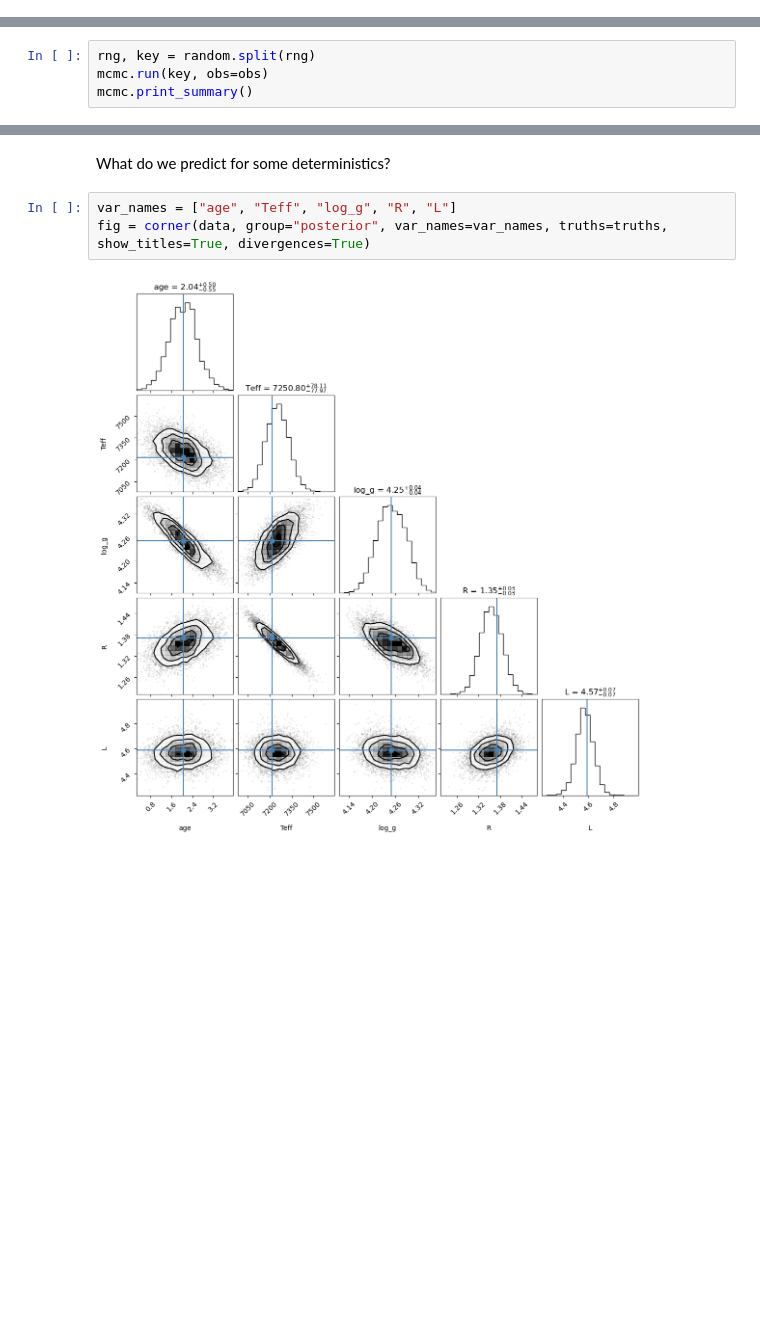
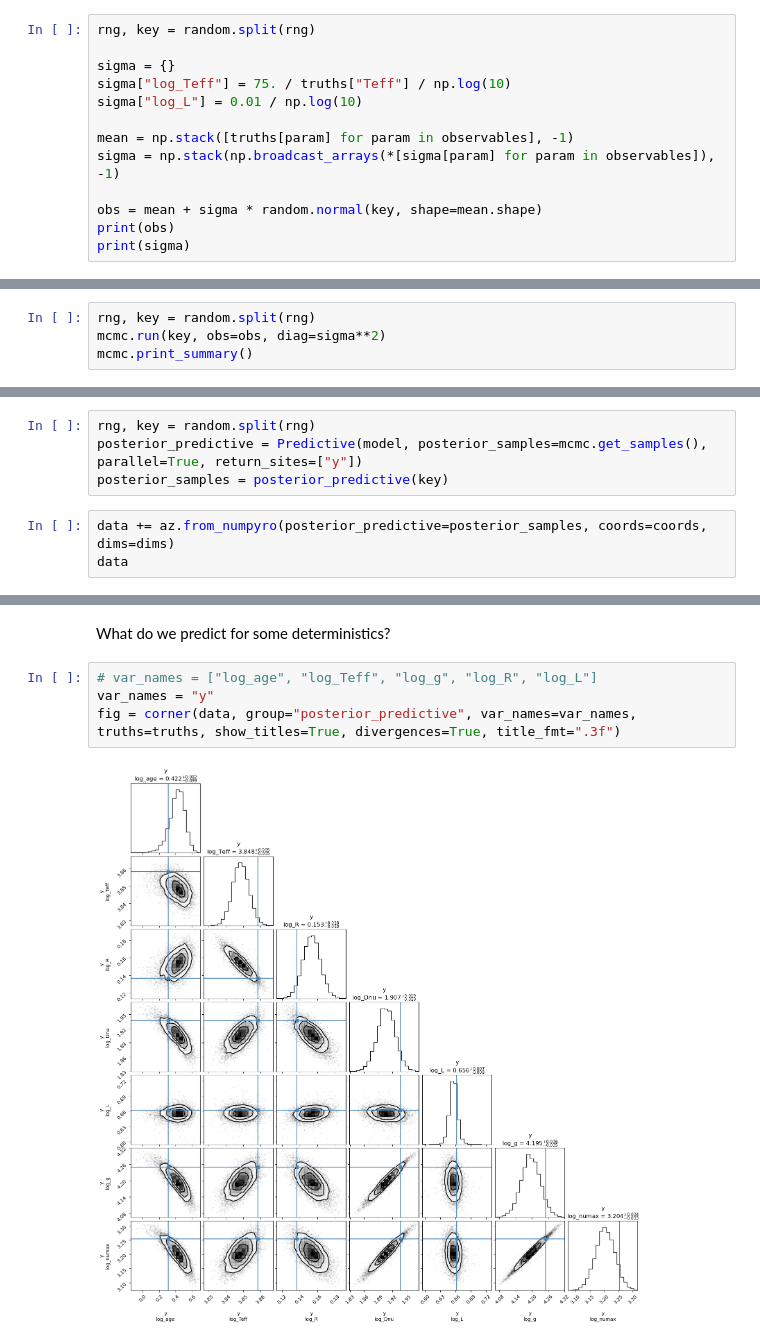
Before and after one commit to alexlyttle/scalable-stellar-inference, a Jupyter notebook: notebook/single-star-spec.ipynb, the cells around one changed output, grey strips where cells are left out. Cells and saved outputs as stored; diff of their text form; blank space fills up the shorter version.

```diff
--- a/notebook/single-star-spec.ipynb
+++ b/notebook/single-star-spec.ipynb
@@ -231,0 +220,13 @@ pprint(obs)
+# %%
+rng, key = random.split(rng)
+
+sigma = {}
+sigma["log_Teff"] = 75. / truths["Teff"] / np.log(10)
+sigma["log_L"] = 0.01 / np.log(10)
+
+mean = np.stack([truths[param] for param in observables], -1)
+sigma = np.stack(np.broadcast_arrays(*[sigma[param] for param in observables]), -1)
+
+obs = mean + sigma * random.normal(key, shape=mean.shape)
+print(obs)
+print(sigma)
@@ -240,7 +244,7 @@ mcmc = MCMC(sampler, num_warmup=1000, num_samples=1000, num_chains=num_chains)
 Let's run the MCMC and print a summary of results.
 # %%
 rng, key = random.split(rng)
-mcmc.run(key, obs=obs)
+mcmc.run(key, obs=obs, diag=sigma**2)
 mcmc.print_summary()
 # %% [output]
                         mean       std    median      5.0%     95.0%     n_eff     r_hat
@@ -298,3 +294,10 @@ plt.tight_layout()
 ## Posterior Predictive
 
 Let's check the joint posterior distributions and compare with the truth values.
+# %%
+rng, key = random.split(rng)
+posterior_predictive = Predictive(model, posterior_samples=mcmc.get_samples(), parallel=True, return_sites=["y"])
+posterior_samples = posterior_predictive(key)
+# %%
+data += az.from_numpyro(posterior_predictive=posterior_samples, coords=coords, dims=dims)
+data
@@ -306,7 +317,8 @@ fig = corner(data, group="posterior", var_names=var_names, truths=truths, show_t
 # %% [markdown]
 What do we predict for some deterministics?
 # %%
-var_names = ["age", "Teff", "log_g", "R", "L"]
-fig = corner(data, group="posterior", var_names=var_names, truths=truths, show_titles=True, divergences=True)
+# var_names = ["log_age", "log_Teff", "log_g", "log_R", "log_L"]
+var_names = "y"
+fig = corner(data, group="posterior_predictive", var_names=var_names, truths=truths, show_titles=True, divergences=True, title_fmt=".3f")
 # %% [output]
-[figure, old version]
+[figure, new version]
```
Also changed, not shown: parts of 21 cells of this notebook.
